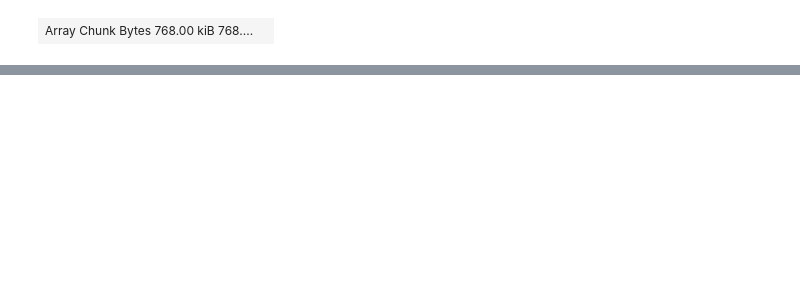
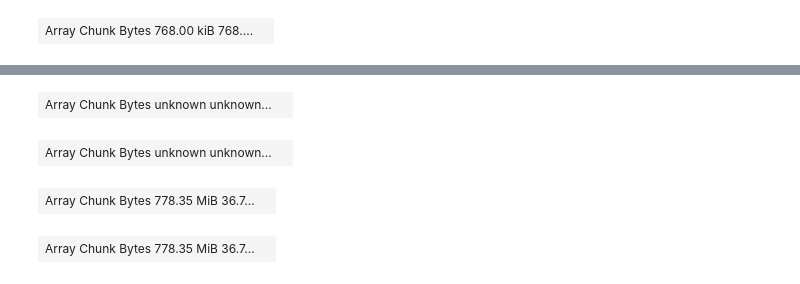
Before and after one commit to georg-wolflein/shiprec, a Jupyter notebook: scratch.ipynb, the cells around one changed output, grey strips where cells are left out. Cells and saved outputs as stored; diff of their text form; code cells hidden in the pictures; blank space fills up the shorter version.

```diff
--- a/scratch.ipynb
+++ b/scratch.ipynb
@@ -25,6 +27,6 @@ TARGET_PATCH_FILE = "/app/normalization_template.jpg"
 # %%
 from dask.distributed import Client
 
-client = Client(n_workers=8, threads_per_worker=1, memory_limit="16GB")
+client = Client(n_workers=8, threads_per_worker=1, memory_limit="32GB")
 client
 # %% [output]
@@ -281,0 +50,35 @@ img = result.compute()
+# %%
+from shiprec.patching import split_slide_into_patches, flatten_patches_and_coords
+from shiprec.canny import get_canny_foreground_mask
+
+patches, patch_coords = split_slide_into_patches(slide, patch_size=224)
+patches, patch_coords = flatten_patches_and_coords(patches, patch_coords)
+
+# Filter out background patches
+patch_mask = get_canny_foreground_mask(patches)
+patches = patches[patch_mask]
+patch_coords = patch_coords[patch_mask]
+patches
+# %% [output]
+| Array Chunk Bytes unknown unknown... |  |
+# %%
+(patches, patch_coords) = client.persist((patches, patch_coords))
+tqdm_dask(patches)
+patches
+# %% [output]
+| Array Chunk Bytes unknown unknown... |  |
+# %%
+patches.compute_chunk_sizes()
+patches = patches.rechunk((256, 224, 224, 3))
+patches
+# %% [output]
+| Array Chunk Bytes 778.35 MiB 36.7... |  |
+# %%
+from shiprec.macenko.dask import DaskMacenkoNormalizer
+normalizer = DaskMacenkoNormalizer(exact=True)
+normalizer.fit(target)
+normalized = normalizer.normalize_flattened_image(patches.reshape(-1, 3))
+normalized = normalized.reshape(patches.shape)
+normalized
+# %% [output]
+| Array Chunk Bytes 778.35 MiB 36.7... |  |
```
Also changed, not shown: parts of 12 cells of this notebook, 5 other files.
